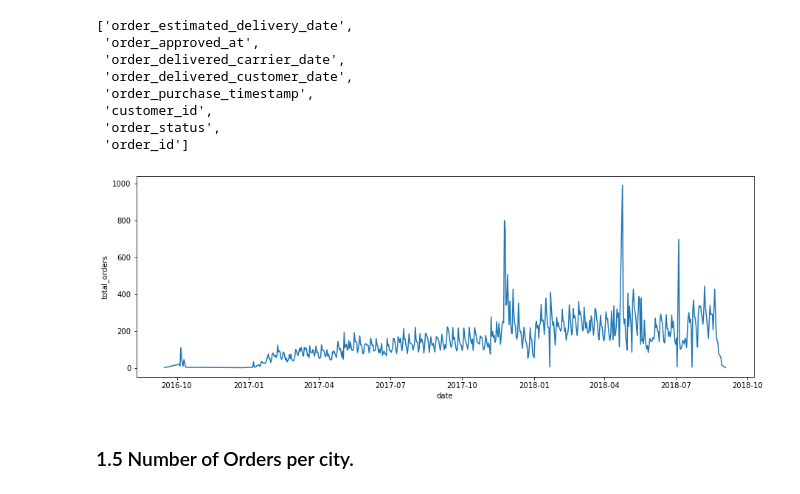
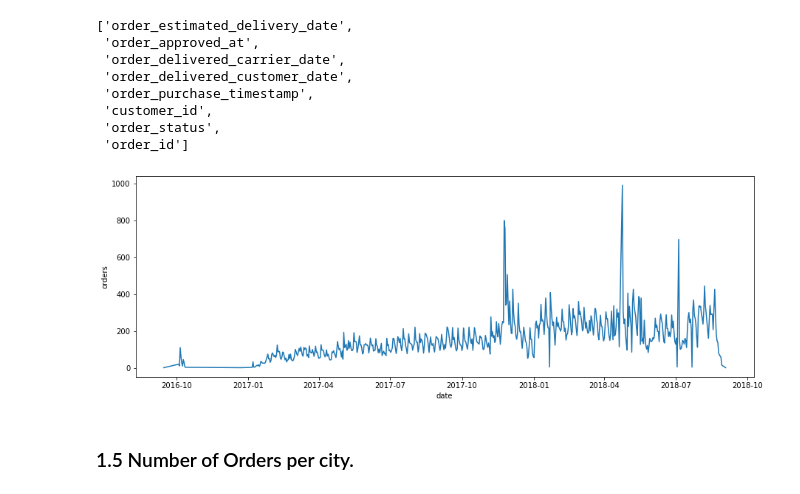
Before and after one commit to pauloreis-ds/olist, a Jupyter notebook: business_questions_insights/notebooks/1.0-pr-data-analysis-postgresql.ipynb, the cells around one changed output. Saved outputs shown, nothing was run; the diff lists cells and outputs as text; code cells hidden in the pictures.

```diff
--- a/business_questions_insights/notebooks/1.0-pr-data-analysis-postgresql.ipynb
+++ b/business_questions_insights/notebooks/1.0-pr-data-analysis-postgresql.ipynb
@@ -423,14 +457,15 @@ db.columns("orders")
  'order_status',
  'order_id']
 # %%
-orders_per_day_query = query.select("order_approved_at::DATE as time, COUNT(order_id) as orders").from_table("orders").\
-                       groupby("time").build()
+orders_per_day_query = query.select("order_approved_at::DATE as time, order_id as orders, customer_state").\
+                             from_table("orders LEFT JOIN customers ON orders.customer_id = customers.customer_id").\
+                       build()
 orders_per_day_table = db.execute(orders_per_day_query)
 # %%
-orders_per_day = pd.DataFrame(orders_per_day_table, columns=['date','total_orders'])
+orders_per_day = pd.DataFrame(orders_per_day_table, columns=['date','orders','state'])
 orders_per_day.date = pd.to_datetime(orders_per_day.date)
 # %%
 fig()
-sns.lineplot(data=orders_per_day, x='date', y='total_orders');
+sns.lineplot(data=orders_per_day.groupby("date").count(), x='date', y='orders');
 # %% [output]
-[figure, old version]
+[figure, new version]
```
Also changed, not shown: parts of 28 cells of this notebook, 1 other file.
